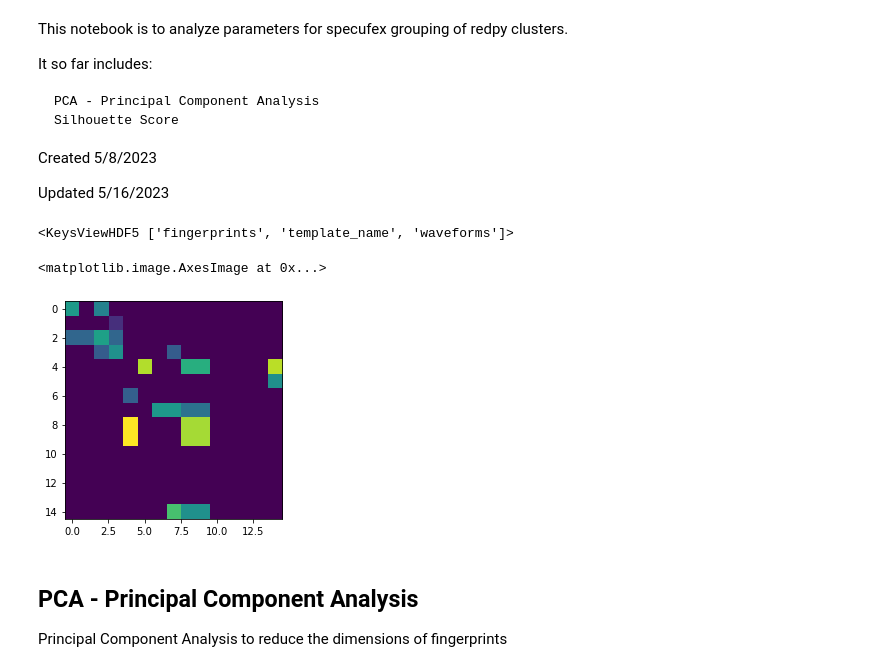
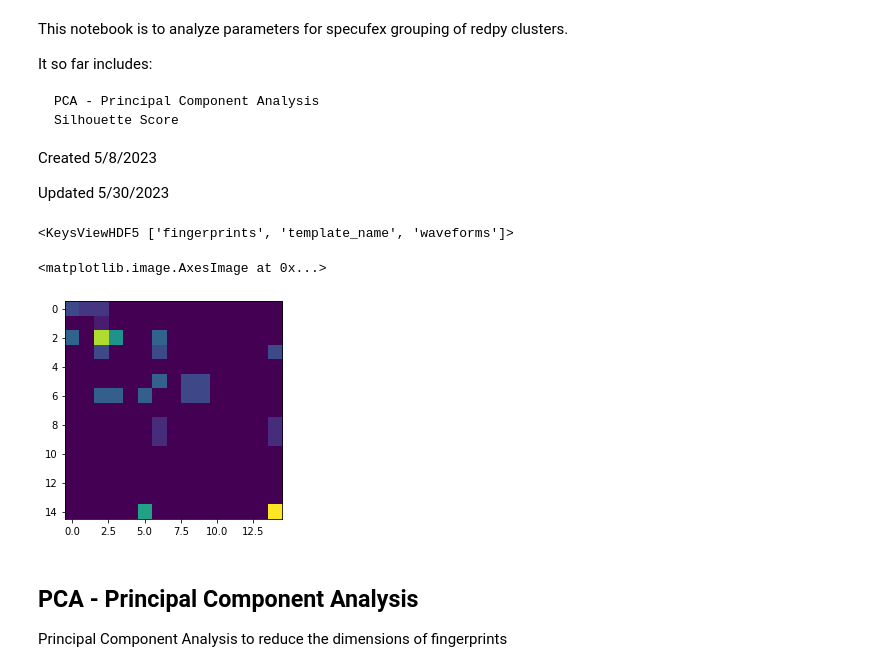
Before and after one commit to Denolle-Lab/expand_redpy, a Jupyter notebook: notebooks/specufex_grouping_analysis.ipynb, the cells around one changed output. Saved outputs shown, nothing was run; the diff lists cells and outputs as text; code cells hidden in the pictures.

```diff
--- a/notebooks/specufex_grouping_analysis.ipynb
+++ b/notebooks/specufex_grouping_analysis.ipynb
@@ -8,7 +8,7 @@ It so far includes:
 
 Created 5/8/2023
 
-Updated 5/16/2023
+Updated 5/30/2023
 # %%
 #imports
 from sklearn.cluster import KMeans #for kmeans clustering
@@ -33,10 +33,10 @@ with h5py.File("/home/smocz/expand_redpy_new_files/h5/new_Rainier_template_wavef
 # %% [output]
 <KeysViewHDF5 ['fingerprints', 'template_name', 'waveforms']>
 # %%
-plt.imshow(fingerprints[13]) #show an example fingerprint
+plt.imshow(fingerprints[15]) #show an example fingerprint
 # %% [output]
 <matplotlib.image.AxesImage at 0x...>
-[figure, old version]
+[figure, new version]
 # %% [markdown]
 ## PCA - Principal Component Analysis
 
```
Also changed, not shown: parts of 12 cells of this notebook.
